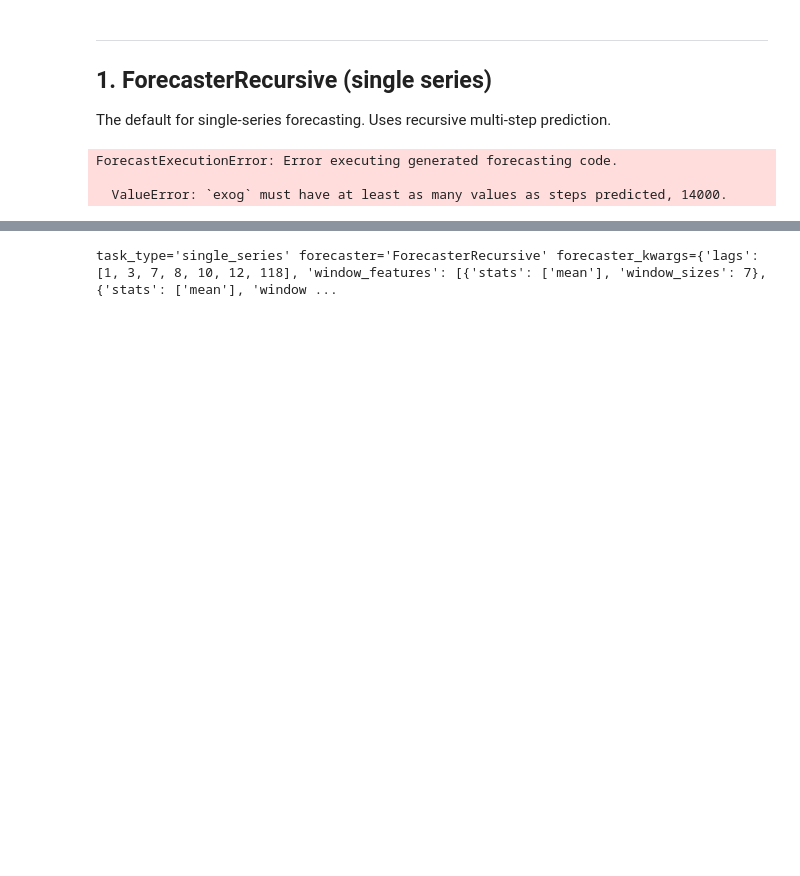
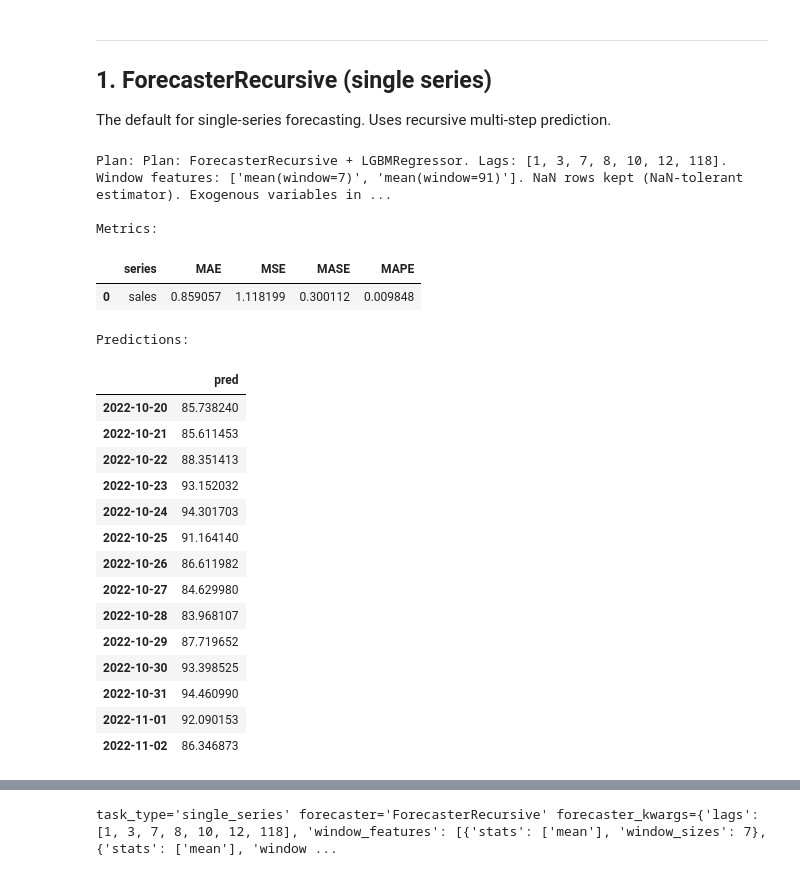
Before and after one commit to skforecast/skforecast-ai, a Jupyter notebook: dev/demo_forecast.ipynb, the cells around one changed output, grey strips where cells are left out. Saved outputs shown, nothing was run; the diff lists cells and outputs as text; code cells hidden in the pictures; blank space fills up the shorter version.

```diff
--- a/dev/demo_forecast.ipynb
+++ b/dev/demo_forecast.ipynb
@@ -79,20 +79,38 @@ The default for single-series forecasting. Uses recursive multi-step prediction.
 # %%
 result_recursive = assistant.forecast(
     data        = df_single,
     target      = "sales",
     date_column = "date",
-    steps       = 14000,
+    steps       = 14,
 )
 
 print("Plan:", result_recursive.plan.explanation)
 print("\nMetrics:")
 display(result_recursive.metrics)
 print("\nPredictions:")
 display(result_recursive.predictions)
 # %% [output]
-ForecastExecutionError: Error executing generated forecasting code.
+Plan: Plan: ForecasterRecursive + LGBMRegressor. Lags: [1, 3, 7, 8, 10, 12, 118]. Window features: ['mean(window=7)', 'mean(window=91)']. NaN rows kept (NaN-tolerant estimator). Exogenous variables in ...
 
-  ValueError: `exog` must have at least as many values as steps predicted, 14000.
+Metrics:
+|  | series | MAE | MSE | MASE | MAPE |
+| 0 | sales | 0.859057 | 1.118199 | 0.300112 | 0.009848 |
+Predictions:
+|  | pred |
+| 2022-10-20 | 85.738240 |
+| 2022-10-21 | 85.611453 |
+| 2022-10-22 | 88.351413 |
+| 2022-10-23 | 93.152032 |
+| 2022-10-24 | 94.301703 |
+| 2022-10-25 | 91.164140 |
+| 2022-10-26 | 86.611982 |
+| 2022-10-27 | 84.629980 |
+| 2022-10-28 | 83.968107 |
+| 2022-10-29 | 87.719652 |
+| 2022-10-30 | 93.398525 |
+| 2022-10-31 | 94.460990 |
+| 2022-11-01 | 92.090153 |
+| 2022-11-02 | 86.346873 |
 # %%
 result_recursive = assistant.forecast(
     data        = df_single,
```
Also changed, not shown: parts of 9 cells of this notebook, 10 other files.
